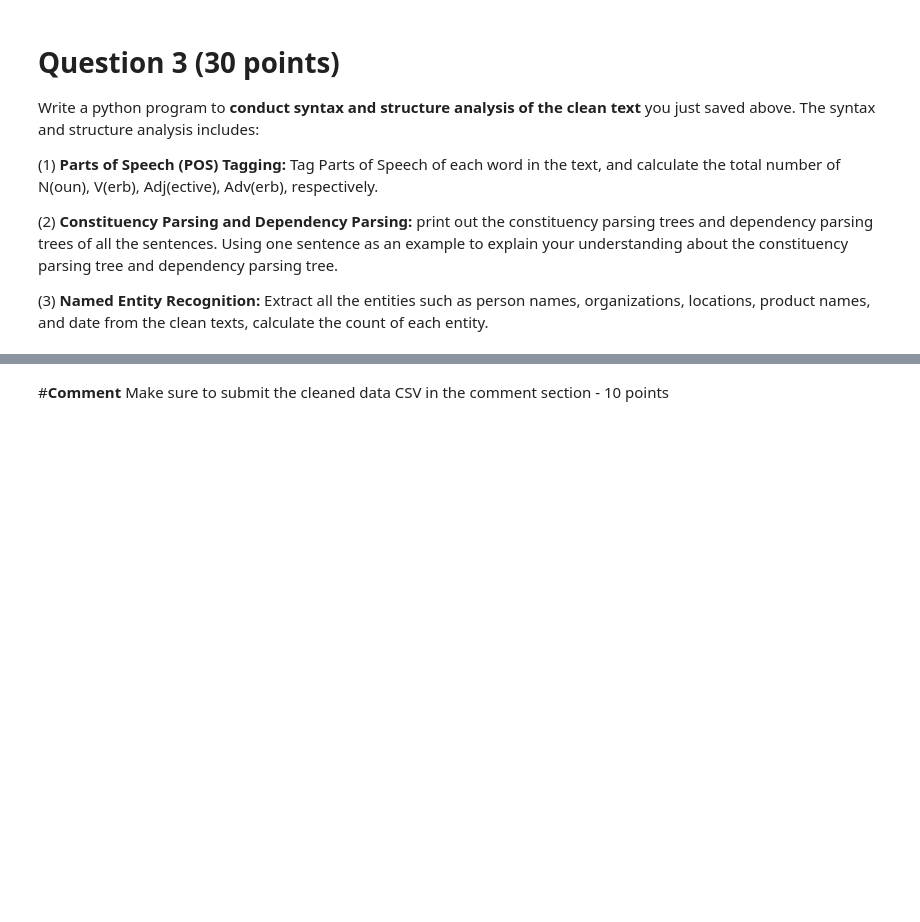
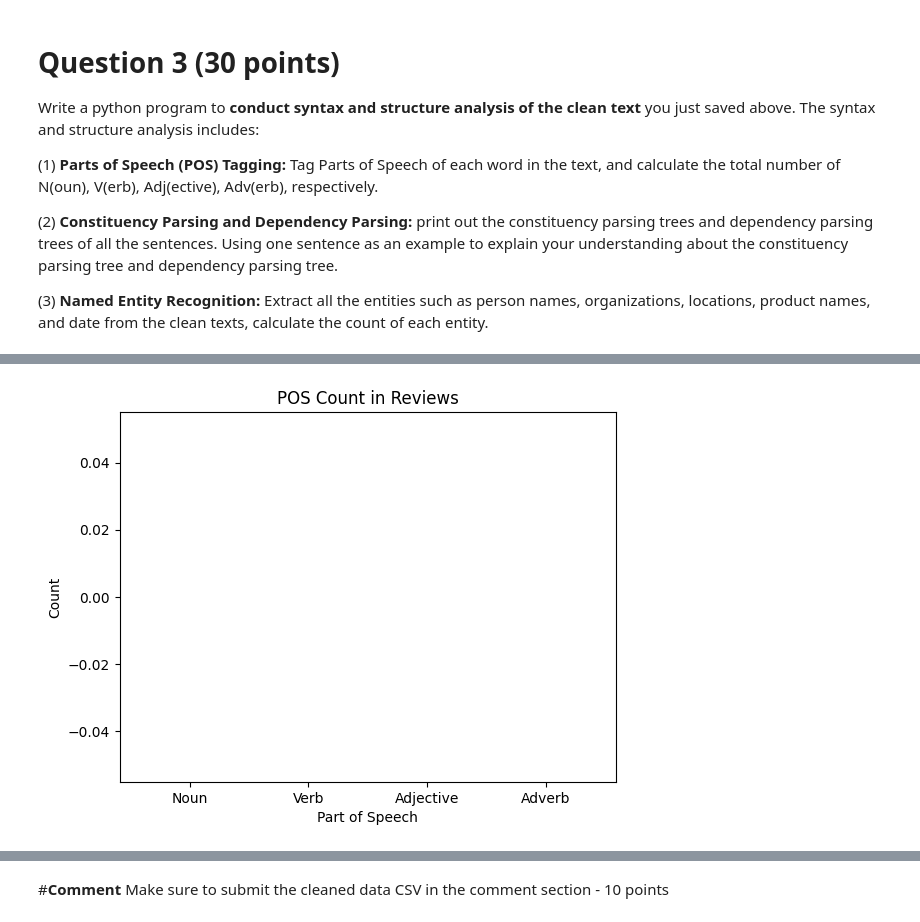
Before and after one commit to Sireesha-cloud/Sireesha_INFO5731_Fall2024, a Jupyter notebook: INFO5731_Assignment_2_1.ipynb, the cells around one changed output, grey strips where cells are left out. Cells and saved outputs as stored; diff of their text form; code cells hidden in the pictures; blank space fills up the shorter version.

```diff
--- a/INFO5731_Assignment_2_1.ipynb
+++ b/INFO5731_Assignment_2_1.ipynb
@@ -336,0 +236,89 @@ NER Entity Counts: Counter()
+# %%
+!pip install spacy pandas
+!python -m spacy download en_core_web_sm
+import pandas as pd
+import spacy
+from collections import Counter
+import matplotlib.pyplot as plt
+
+# Load the Spacy model
+nlp = spacy.load('en_core_web_sm')
+
+# Load the cleaned reviews dataset
+df = pd.read_csv('cleaned_imdb_reviews.csv')
+
+# Select the cleaned reviews column
+reviews = df['lemmatized_review'].tolist()
+
+# (1) POS Tagging and Counting Nouns, Verbs, Adjectives, Adverbs
+def pos_tagging_and_count(reviews):
+    pos_counts = {'Noun': 0, 'Verb': 0, 'Adjective': 0, 'Adverb': 0}
+
+    for review in reviews:
+        doc = nlp(review)
+        for token in doc:
+            if token.pos_ == 'NOUN':
+                pos_counts['Noun'] += 1
+            elif token.pos_ == 'VERB':
+                pos_counts['Verb'] += 1
+            elif token.pos_ == 'ADJ':
+                pos_counts['Adjective'] += 1
+            elif token.pos_ == 'ADV':
+                pos_counts['Adverb'] += 1
+
+    return pos_counts
+
+# POS tagging results
+pos_counts = pos_tagging_and_count(reviews)
+print(f"POS Counts: {pos_counts}")
+
+# Visualize POS counts
+plt.bar(pos_counts.keys(), pos_counts.values(), color=['blue', 'green', 'red', 'purple'])
+plt.title('POS Count in Reviews')
+plt.xlabel('Part of Speech')
+plt.ylabel('Count')
+plt.show()
+
+# (2) Constituency Parsing and Dependency Parsing
+def parse_sentences(reviews):
+    for review in reviews:
+        doc = nlp(review)
+        # Print the dependency parsing and explain one sentence
+        for sent in doc.sents:
+            print(f"Dependency Parsing for sentence: '{sent.text}'")
+            for token in sent:
+                print(f"{token.text} --> {token.dep_} (head: {token.head.text})")
+
+            # Constituency parsing is not directly available in SpaCy, but using token dependency parsing
+            print("Dependency Parsing Tree:")
+            for token in sent:
+                print(f"{token.text}({token.dep_}) -> {token.head.text}({token.head.dep_})")
+            break  # For explanation, let's take only one sentence as an example
+        break
+
+# Example of parsing trees for one review
+parse_sentences(reviews)
+
+# (3) Named Entity Recognition (NER)
+def named_entity_recognition(reviews):
+    entity_counter = Counter()
+    for review in reviews:
+        doc = nlp(review)
+        for ent in doc.ents:
+            entity_counter[ent.label_] += 1
+            print(f"Entity: {ent.text}, Label: {ent.label_}")
+
+    return entity_counter
+
+# Named Entity Recognition results
+entity_counts = named_entity_recognition(reviews)
+print(f"Entity Counts: {entity_counts}")
+
+# Visualize the entity counts
+plt.bar(entity_counts.keys(), entity_counts.values(), color='orange')
+plt.title('Named Entity Count in Reviews')
+plt.xlabel('Entity Type')
+plt.ylabel('Count')
+plt.xticks(rotation=45)
+plt.show()
+# %% [output]
@@ -336,0 +342 @@ NER Entity Counts: Counter()
+[figure, added]
```
Also changed, not shown: parts of 8 cells of this notebook.
